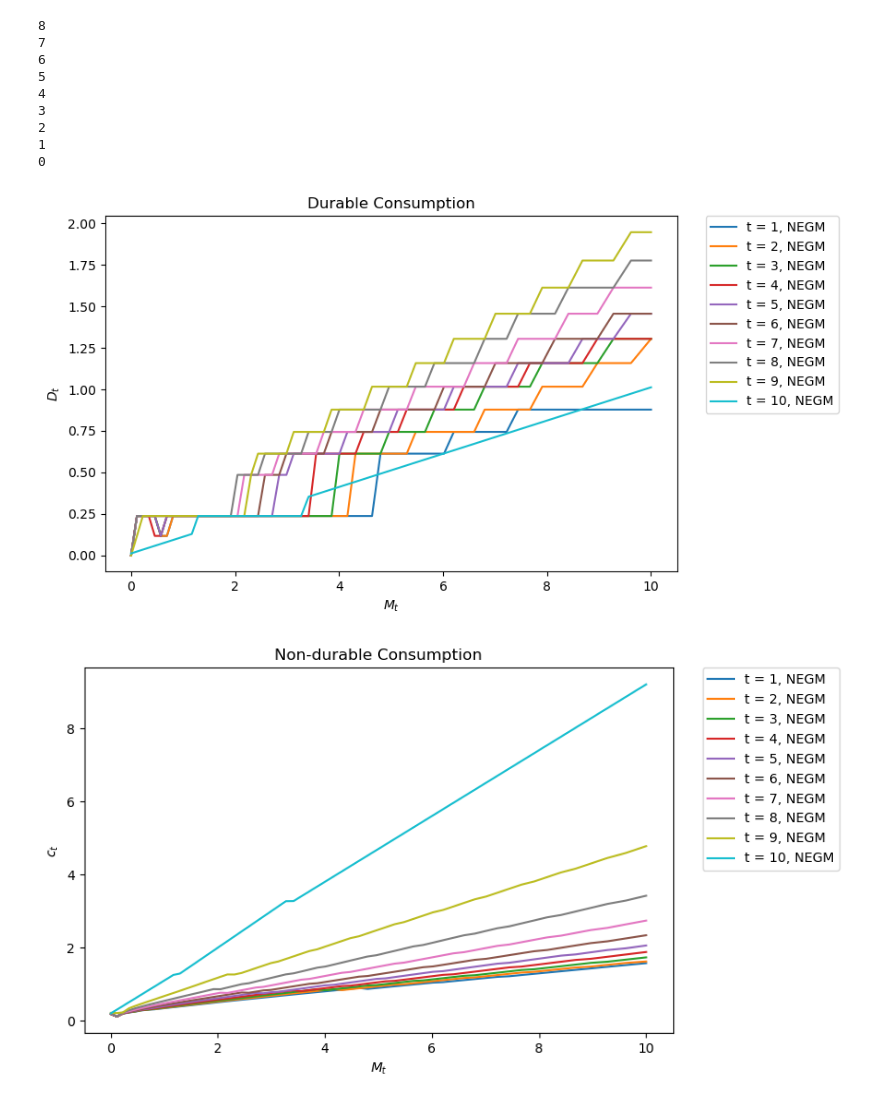
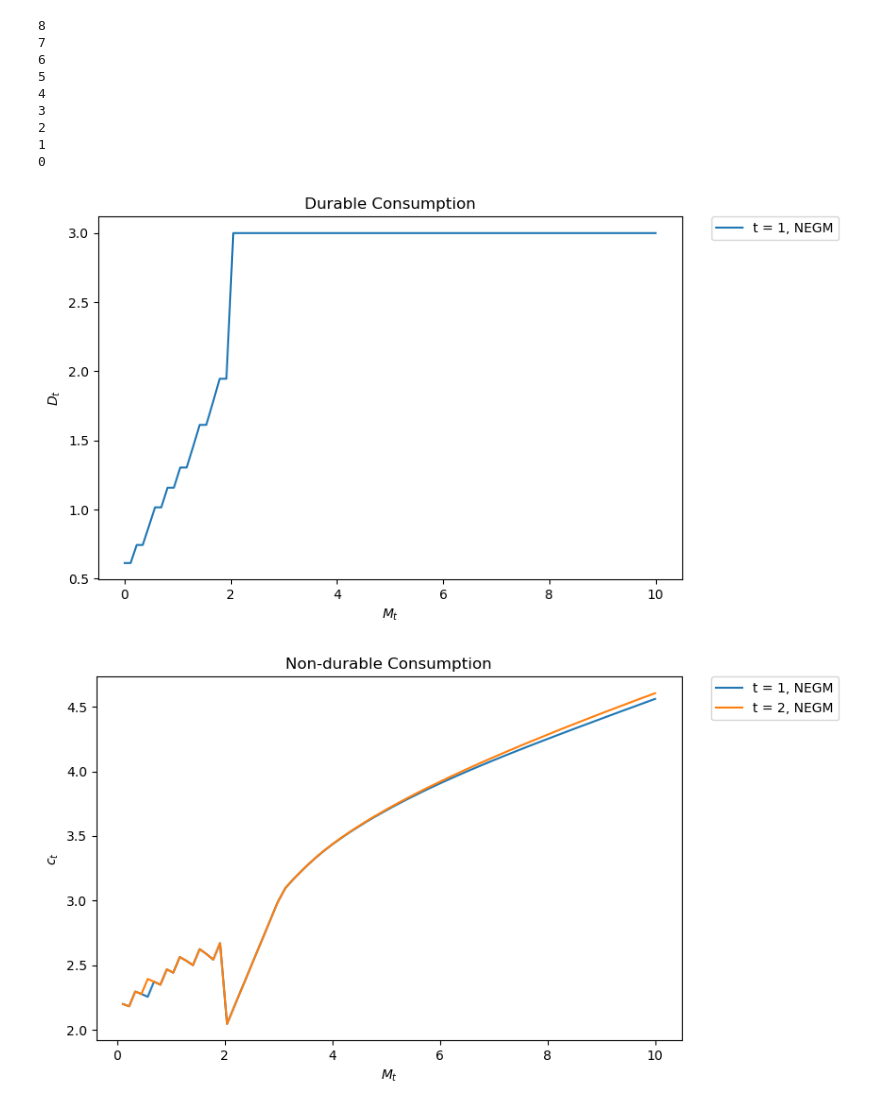
Before and after one commit to ChristofferDH/DP_CR, a Jupyter notebook: Main.ipynb, the cells around one changed output. Drawn from its saved outputs; the diff is of its cells as text; code cells hidden in the pictures.

Commit message:
Graph changes

```diff
--- a/Main.ipynb
+++ b/Main.ipynb
@@ -37,8 +37,8 @@ sol = model.sol
 # %%
 fig = plt.figure(figsize=(8,5))# figsize is in inches...
 ax = fig.add_subplot(1,1,1)
-for t in range(par.T):
-    ax.plot(sol.m[t, 2, 2, :],sol.d[t, 2, 2, :],  label=f"t = {t + 1}, NEGM",  linestyle='-')
+for t in range(par.T - 9):
+    ax.plot(sol.m[t, 0, 0, :],sol.d[t, 19, 19, :],  label=f"t = {t + 1}, NEGM",  linestyle='-')
 
 ax.set_xlabel(f"$M_t$")
 ax.set_ylabel(f"$D_t$")
@@ -46,17 +46,17 @@ ax.set_title(f'Durable Consumption')
 ax.legend(bbox_to_anchor=(1.05, 1), loc='upper left', borderaxespad=0.)
 plt.show()
 # %% [output]
-[figure, old version]
+[figure, new version]
 # %%
 fig = plt.figure(figsize=(8,5))# figsize is in inches...
 ax = fig.add_subplot(1,1,1)
-for t in range(par.T):
-    ax.plot(sol.m[t, 2, 2, :],sol.c[t, 2, 2, :],  label=f"t = {t + 1}, NEGM",  linestyle='-')
+for t in range(par.T -8):
+    ax.plot(sol.m[t, 0, 0, 1:], sol.c[t, 19, 19, 1:],  label=f"t = {t + 1}, NEGM",  linestyle='-')
 
 ax.set_xlabel(f"$M_t$")
 ax.set_ylabel(f"$c_t$")
 ax.set_title(f'Non-durable Consumption')
 ax.legend(bbox_to_anchor=(1.05, 1), loc='upper left', borderaxespad=0.)
 plt.show()
 # %% [output]
-[figure, old version]
+[figure, new version]
```
Also changed, not shown: parts of 1 cell of this notebook.
